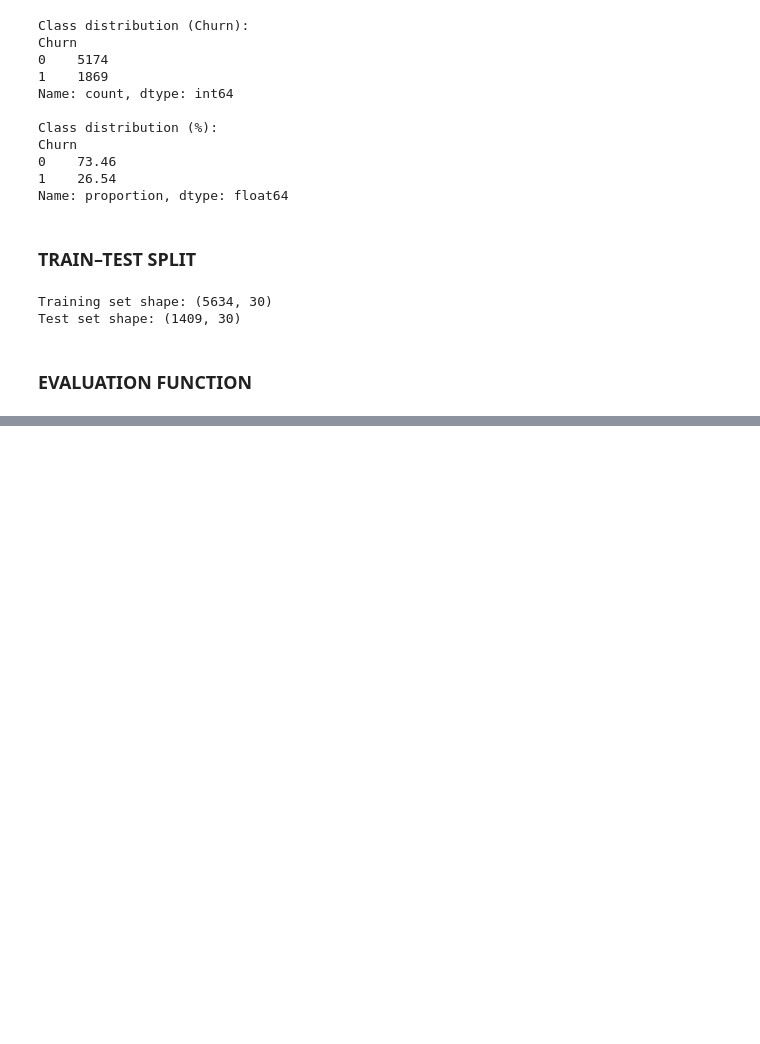
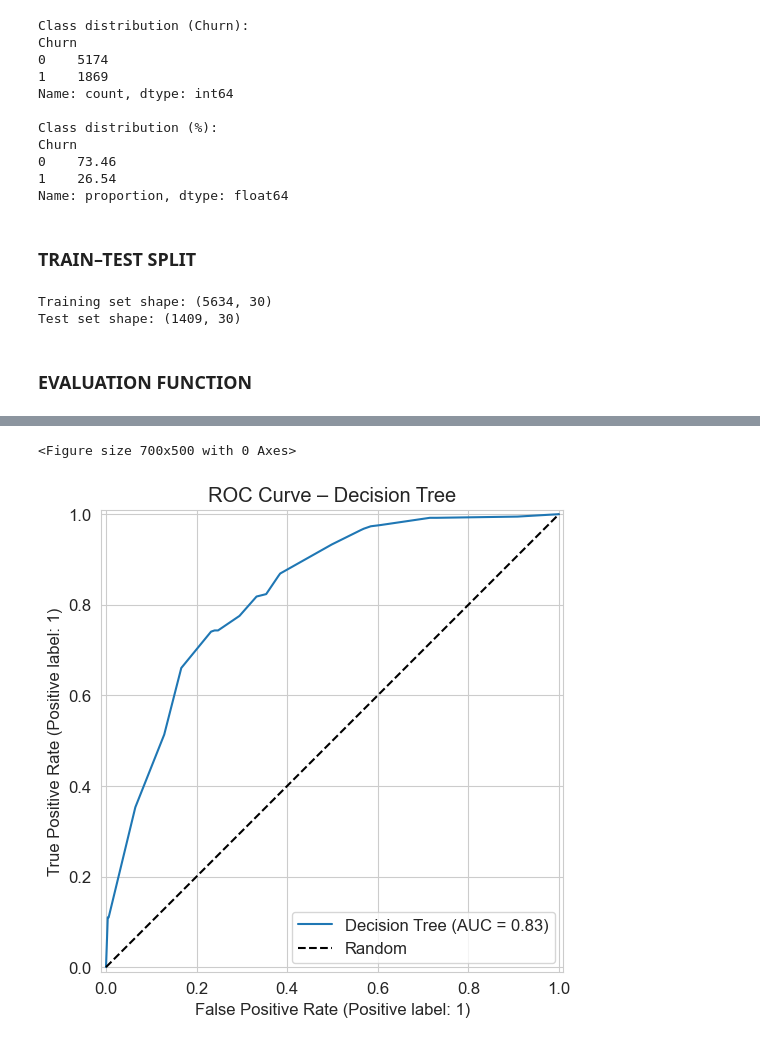
Before and after one commit to Pudamya/CM2604_ML_CW_2425595, a Jupyter notebook: Neural_Network_&_Decision_Tree.ipynb, the cells around one changed output, grey strips where cells are left out. Drawn from its saved outputs; the diff is of its cells as text; code cells hidden in the pictures; blank space fills up the shorter version.

```diff
--- a/Neural_Network_&_Decision_Tree.ipynb
+++ b/Neural_Network_&_Decision_Tree.ipynb
@@ -170,0 +233,18 @@ def evaluate_classifier(model, X_train, X_test, y_train, y_test, model_name="Mod
+# %%
+# ----- Decision Tree: ROC curve -----
+y_proba_dt = best_dt.predict_proba(X_test)[:, 1]
+
+plt.figure(figsize=(7, 5))
+RocCurveDisplay.from_predictions(
+    y_test,
+    y_proba_dt,
+    name="Decision Tree",
+    color="tab:blue"
+)
+plt.plot([0, 1], [0, 1], "k--", label="Random")
+plt.title("ROC Curve – Decision Tree")
+plt.legend()
+plt.show()
+# %% [output]
+<Figure size 700x500 with 0 Axes>
+[figure, added]
```
Also changed, not shown: parts of 3 cells of this notebook.
